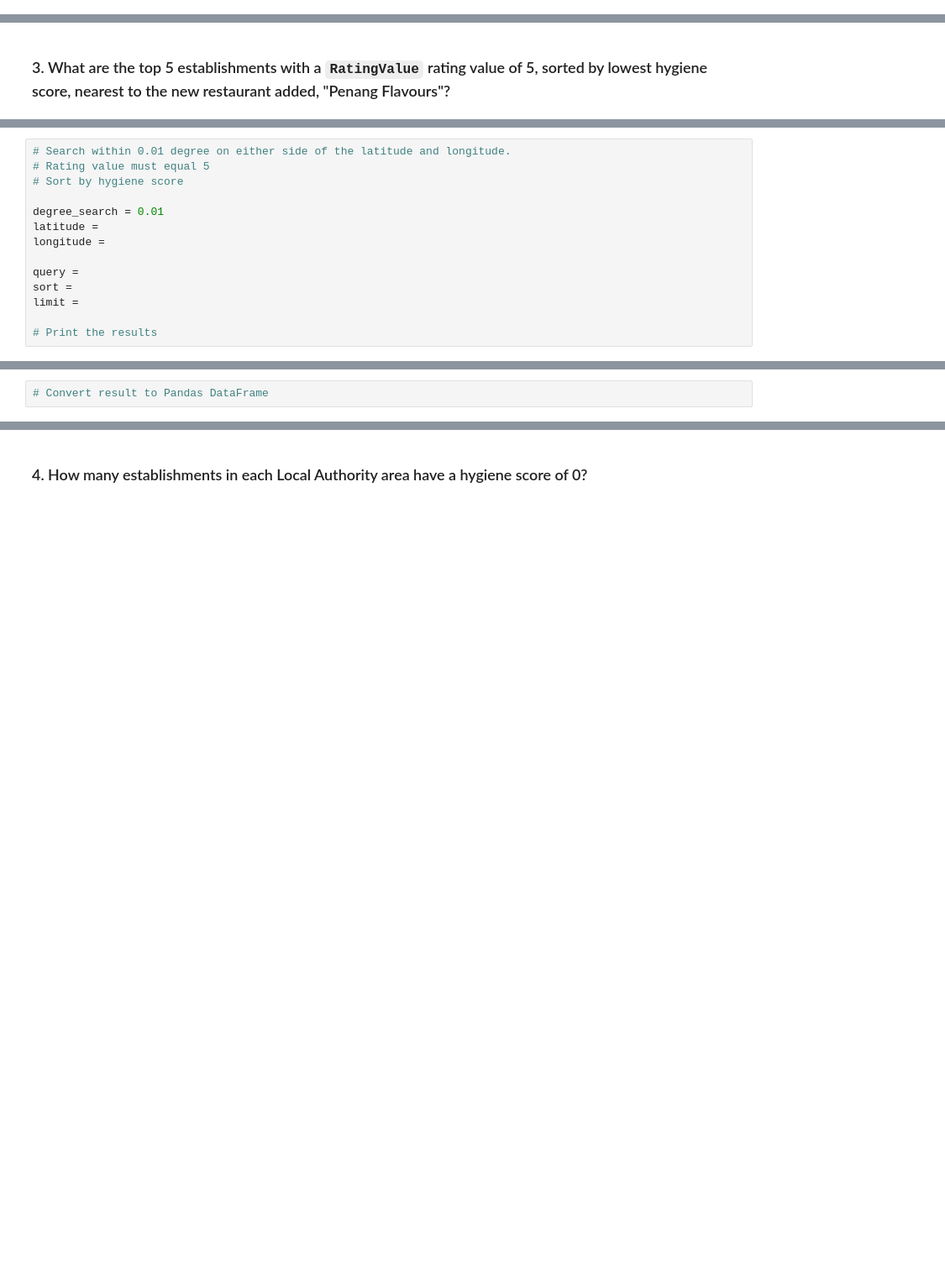
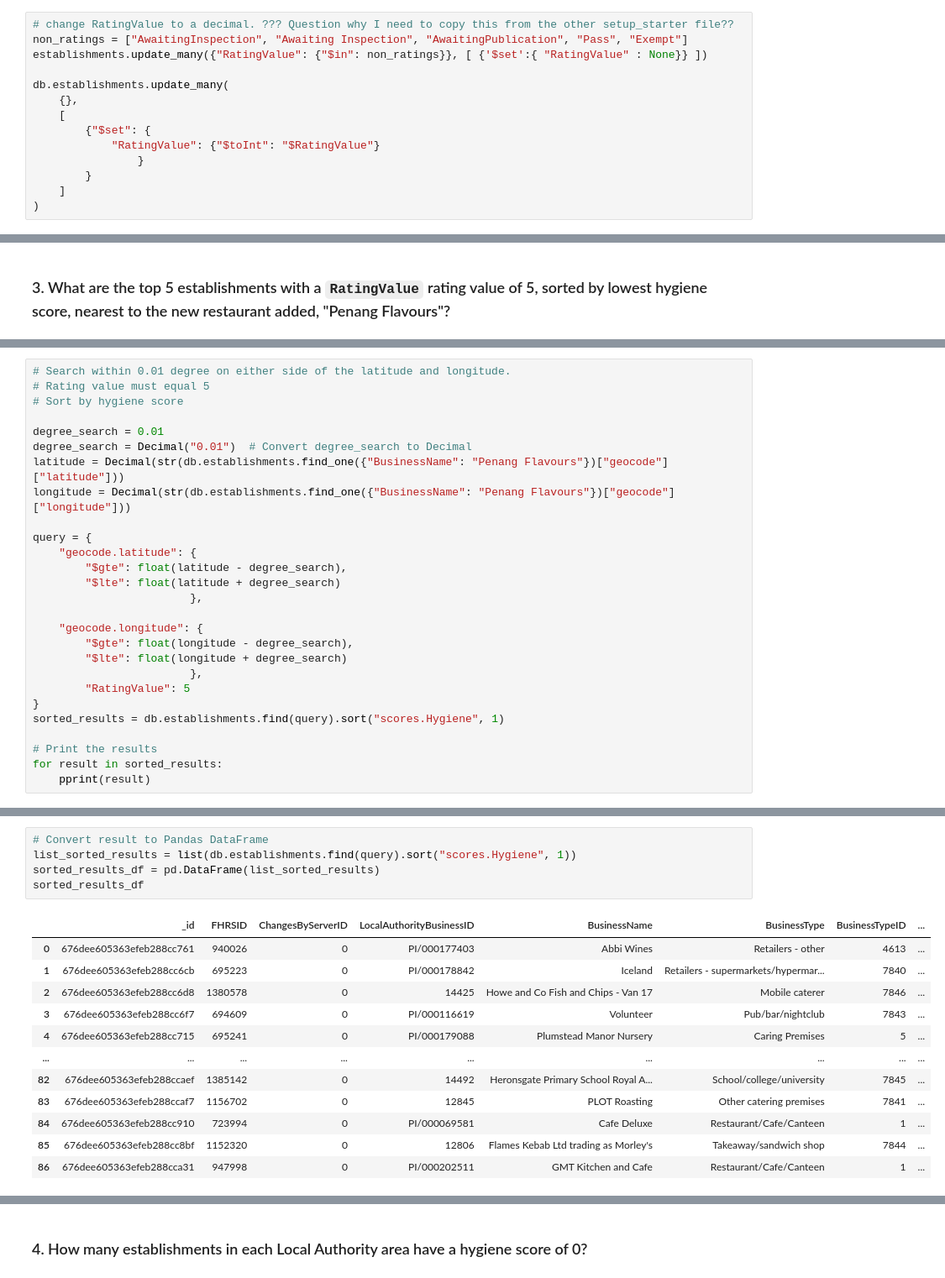
Before and after one commit to realmattimatt/nosql-challenge, a Jupyter notebook: Starter_Code/NoSQL_analysis_starter.ipynb, the cells around one changed output, grey strips where cells are left out. Shown at 84% size. Saved outputs shown, nothing was run; the diff lists cells and outputs as text; blank space fills up the shorter version.

```diff
--- a/Starter_Code/NoSQL_analysis_starter.ipynb
+++ b/Starter_Code/NoSQL_analysis_starter.ipynb
@@ -120,0 +122,14 @@ Number of rows in the DataFrame:  41
+# %%
+# change RatingValue to a decimal. ??? Question why I need to copy this from the other setup_starter file??
+non_ratings = ["AwaitingInspection", "Awaiting Inspection", "AwaitingPublication", "Pass", "Exempt"]
+establishments.update_many({"RatingValue": {"$in": non_ratings}}, [ {'$set':{ "RatingValue" : None}} ])
+
+db.establishments.update_many(
+    {},
+    [
+        {"$set": {
+            "RatingValue": {"$toInt": "$RatingValue"}
+                }
+        }
+    ]
+)
@@ -141,11 +201,24 @@ SyntaxError: invalid syntax (2513243106.py, line 2)
 # Sort by hygiene score
 
 degree_search = 0.01
-latitude =
-longitude =
+degree_search = Decimal("0.01")  # Convert degree_search to Decimal
+latitude = Decimal(str(db.establishments.find_one({"BusinessName": "Penang Flavours"})["geocode"]["latitude"]))
+longitude = Decimal(str(db.establishments.find_one({"BusinessName": "Penang Flavours"})["geocode"]["longitude"]))
 
-query =
-sort =
-limit =
+query = {
+    "geocode.latitude": {
+        "$gte": float(latitude - degree_search),
+        "$lte": float(latitude + degree_search)
+                        },
+
+    "geocode.longitude": {
+        "$gte": float(longitude - degree_search),
+        "$lte": float(longitude + degree_search)
+                        },
+        "RatingValue": 5
+}
+sorted_results = db.establishments.find(query).sort("scores.Hygiene", 1)
 
 # Print the results
+for result in sorted_results:
+    pprint(result)
@@ -152,2 +268,18 @@ limit =
 # %%
 # Convert result to Pandas DataFrame
+list_sorted_results = list(db.establishments.find(query).sort("scores.Hygiene", 1))
+sorted_results_df = pd.DataFrame(list_sorted_results)
+sorted_results_df
+# %% [output]
+|  | _id | FHRSID | ChangesByServerID | LocalAuthorityBusinessID | BusinessName | BusinessType | BusinessTypeID | ... |
+| 0 | 676dee605363efeb288cc761 | 940026 | 0 | PI/000177403 | Abbi Wines | Retailers - other | 4613 | ... |
+| 1 | 676dee605363efeb288cc6cb | 695223 | 0 | PI/000178842 | Iceland | Retailers - supermarkets/hypermar... | 7840 | ... |
+| 2 | 676dee605363efeb288cc6d8 | 1380578 | 0 | 14425 | Howe and Co Fish and Chips - Van 17 | Mobile caterer | 7846 | ... |
+| 3 | 676dee605363efeb288cc6f7 | 694609 | 0 | PI/000116619 | Volunteer | Pub/bar/nightclub | 7843 | ... |
+| 4 | 676dee605363efeb288cc715 | 695241 | 0 | PI/000179088 | Plumstead Manor Nursery | Caring Premises | 5 | ... |
+| ... | ... | ... | ... | ... | ... | ... | ... | ... |
+| 82 | 676dee605363efeb288ccaef | 1385142 | 0 | 14492 | Heronsgate Primary School Royal A... | School/college/university | 7845 | ... |
+| 83 | 676dee605363efeb288ccaf7 | 1156702 | 0 | 12845 | PLOT Roasting | Other catering premises | 7841 | ... |
+| 84 | 676dee605363efeb288cc910 | 723994 | 0 | PI/000069581 | Cafe Deluxe | Restaurant/Cafe/Canteen | 1 | ... |
+| 85 | 676dee605363efeb288cc8bf | 1152320 | 0 | 12806 | Flames Kebab Ltd trading as Morley's | Takeaway/sandwich shop | 7844 | ... |
+| 86 | 676dee605363efeb288cca31 | 947998 | 0 | PI/000202511 | GMT Kitchen and Cafe | Restaurant/Cafe/Canteen | 1 | ... |
```
Also changed, not shown: parts of 16 cells of this notebook, 1 other file.
